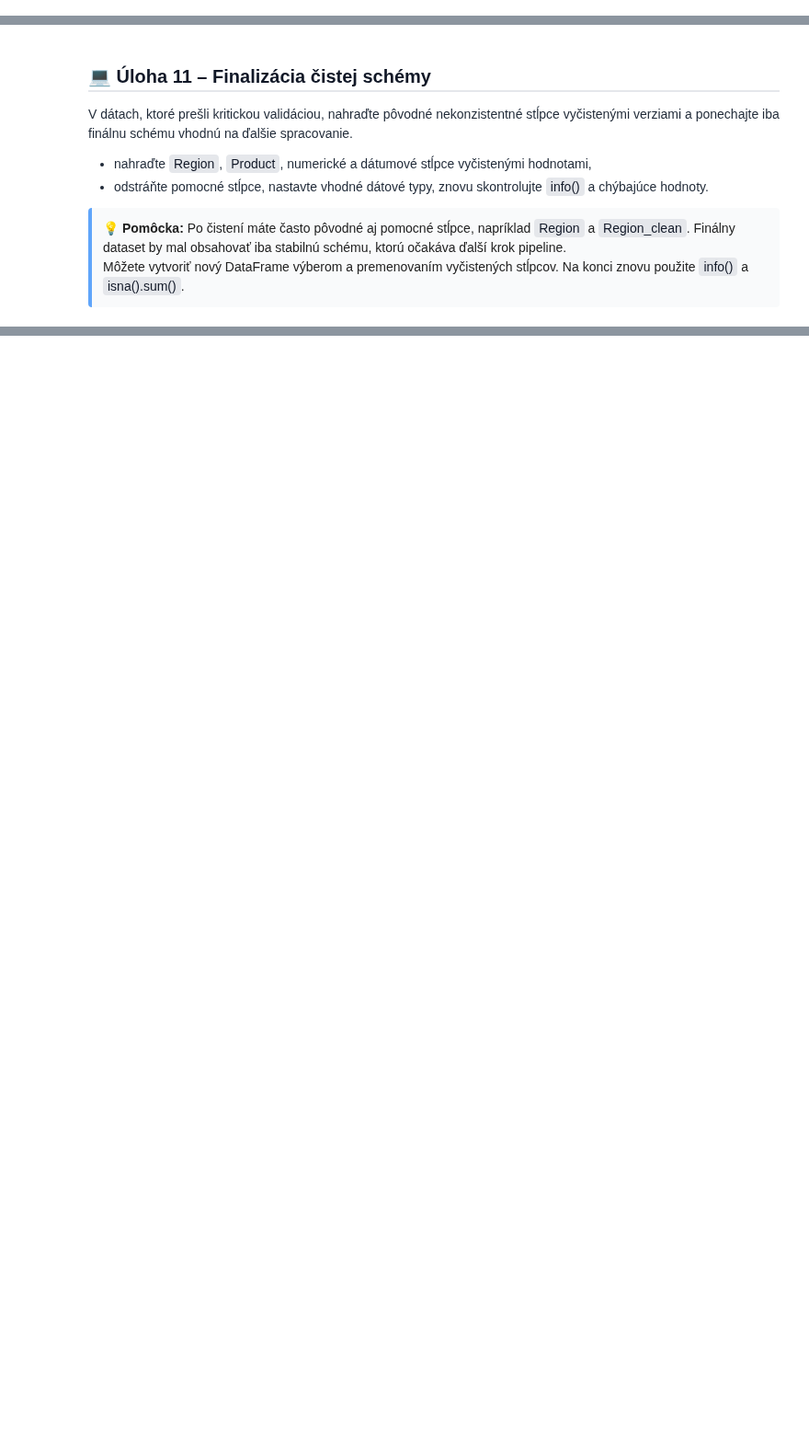
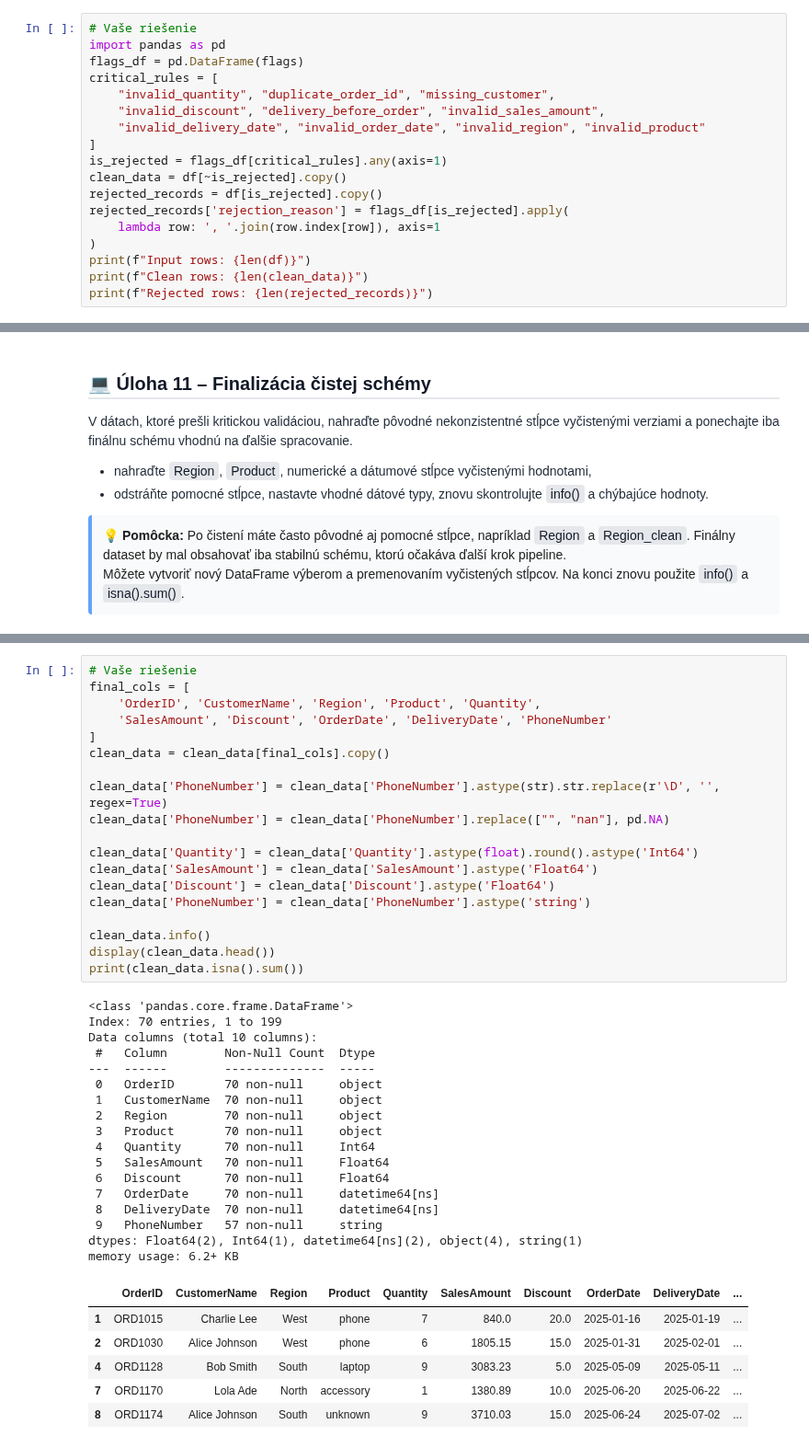
Before and after one commit to PatrikStaudner/DATABAZY, a Jupyter notebook: seminar 5 zadanie 1b/error_handling.ipynb, the cells around one changed output, grey strips where cells are left out. Shown at 92% size. Drawn from its saved outputs; the diff is of its cells as text; blank space fills up the shorter version.

```diff
--- a/seminar 5 zadanie 1b/error_handling.ipynb
+++ b/seminar 5 zadanie 1b/error_handling.ipynb
@@ -358,0 +449,18 @@ Rejected rows: 81
+# %%
+# Vaše riešenie
+import pandas as pd
+flags_df = pd.DataFrame(flags)
+critical_rules = [
+    "invalid_quantity", "duplicate_order_id", "missing_customer",
+    "invalid_discount", "delivery_before_order", "invalid_sales_amount",
+    "invalid_delivery_date", "invalid_order_date", "invalid_region", "invalid_product"
+]
+is_rejected = flags_df[critical_rules].any(axis=1)
+clean_data = df[~is_rejected].copy()
+rejected_records = df[is_rejected].copy()
+rejected_records['rejection_reason'] = flags_df[is_rejected].apply(
+    lambda row: ', '.join(row.index[row]), axis=1
+)
+print(f"Input rows: {len(df)}")
+print(f"Clean rows: {len(clean_data)}")
+print(f"Rejected rows: {len(rejected_records)}")
@@ -412,0 +488,43 @@ dtype: int64
+# %%
+# Vaše riešenie
+final_cols = [
+    'OrderID', 'CustomerName', 'Region', 'Product', 'Quantity',
+    'SalesAmount', 'Discount', 'OrderDate', 'DeliveryDate', 'PhoneNumber'
+]
+clean_data = clean_data[final_cols].copy()
+
+clean_data['PhoneNumber'] = clean_data['PhoneNumber'].astype(str).str.replace(r'\D', '', regex=True)
+clean_data['PhoneNumber'] = clean_data['PhoneNumber'].replace(["", "nan"], pd.NA)
+
+clean_data['Quantity'] = clean_data['Quantity'].astype(float).round().astype('Int64')
+clean_data['SalesAmount'] = clean_data['SalesAmount'].astype('Float64')
+clean_data['Discount'] = clean_data['Discount'].astype('Float64')
+clean_data['PhoneNumber'] = clean_data['PhoneNumber'].astype('string')
+
+clean_data.info()
+display(clean_data.head())
+print(clean_data.isna().sum())
+# %% [output]
+<class 'pandas.core.frame.DataFrame'>
+Index: 70 entries, 1 to 199
+Data columns (total 10 columns):
+ #   Column        Non-Null Count  Dtype
+---  ------        --------------  -----
+ 0   OrderID       70 non-null     object
+ 1   CustomerName  70 non-null     object
+ 2   Region        70 non-null     object
+ 3   Product       70 non-null     object
+ 4   Quantity      70 non-null     Int64
+ 5   SalesAmount   70 non-null     Float64
+ 6   Discount      70 non-null     Float64
+ 7   OrderDate     70 non-null     datetime64[ns]
+ 8   DeliveryDate  70 non-null     datetime64[ns]
+ 9   PhoneNumber   57 non-null     string
+dtypes: Float64(2), Int64(1), datetime64[ns](2), object(4), string(1)
+memory usage: 6.2+ KB
+|  | OrderID | CustomerName | Region | Product | Quantity | SalesAmount | Discount | OrderDate | DeliveryDate | ... |
+| 1 | ORD1015 | Charlie Lee | West | phone | 7 | 840.0 | 20.0 | 2025-01-16 | 2025-01-19 | ... |
+| 2 | ORD1030 | Alice Johnson | West | phone | 6 | 1805.15 | 15.0 | 2025-01-31 | 2025-02-01 | ... |
+| 4 | ORD1128 | Bob Smith | South | laptop | 9 | 3083.23 | 5.0 | 2025-05-09 | 2025-05-11 | ... |
+| 7 | ORD1170 | Lola Ade | North | accessory | 1 | 1380.89 | 10.0 | 2025-06-20 | 2025-06-22 | ... |
+| 8 | ORD1174 | Alice Johnson | South | unknown | 9 | 3710.03 | 15.0 | 2025-06-24 | 2025-07-02 | ... |
```
Also changed, not shown: parts of 28 cells of this notebook, 14 other files.
